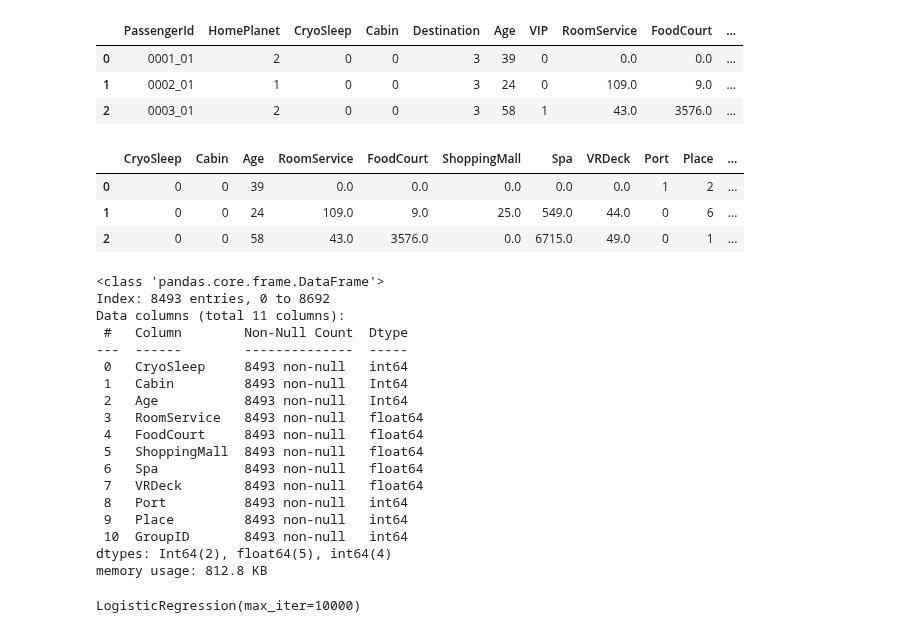
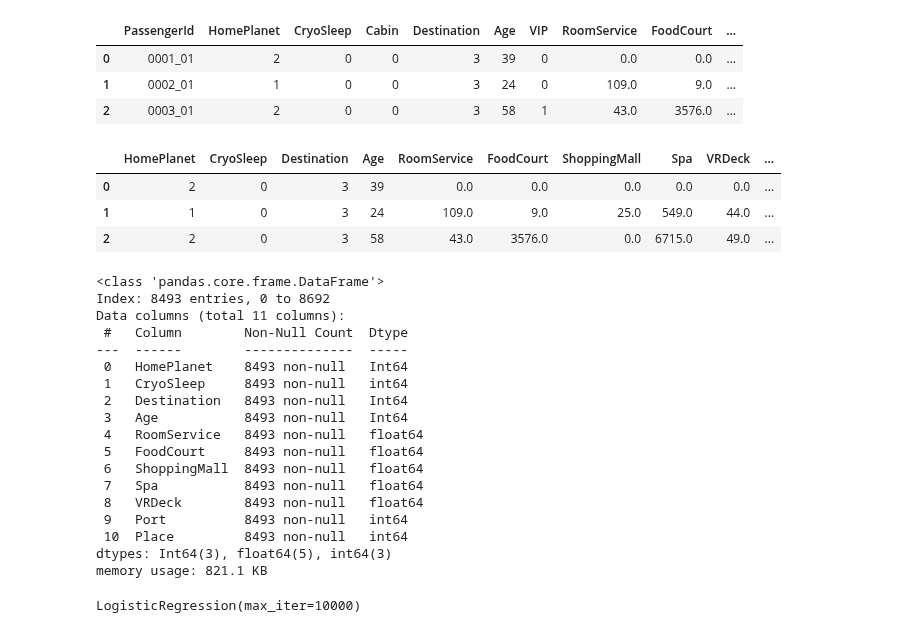
Before and after one commit to Sadeqsoli/SpaceTitanicSurvivors, a Jupyter notebook: spacetitanicsurvivors.ipynb, the cells around one changed output. Cells and saved outputs as stored; diff of their text form; code cells hidden in the pictures.

```diff
--- a/spacetitanicsurvivors.ipynb
+++ b/spacetitanicsurvivors.ipynb
@@ -356,6 +356,3 @@ Data columns (total 18 columns):
  17  LastName      8493 non-null   object
 dtypes: Int64(4), float64(5), int64(6), object(3)
 memory usage: 1.3+ MB
-# %%
-df['FamilyId'] = df.groupby(['LastName','GroupID']).ngroup()
-df.head(5)
@@ -407,14 +397,14 @@ df.head(3)
 # %%
 newtrainDF = df
 ids = newtrainDF['PassengerId'].copy()
 transporteds = newtrainDF['Transported'].copy()
-newtrainDF = newtrainDF.drop(columns=['PassengerId','Name','VIP','Transported','LastName','HomePlanet','Destination','FamilyId'])
+newtrainDF = newtrainDF.drop(columns=['PassengerId','Name','VIP','Transported','LastName','GroupID','Cabin'])
 newtrainDF.head(3)
 # %% [output]
-|  | CryoSleep | Cabin | Age | RoomService | FoodCourt | ShoppingMall | Spa | VRDeck | Port | Place | ... |
-| 0 | 0 | 0 | 39 | 0.0 | 0.0 | 0.0 | 0.0 | 0.0 | 1 | 2 | ... |
-| 1 | 0 | 0 | 24 | 109.0 | 9.0 | 25.0 | 549.0 | 44.0 | 0 | 6 | ... |
-| 2 | 0 | 0 | 58 | 43.0 | 3576.0 | 0.0 | 6715.0 | 49.0 | 0 | 1 | ... |
+|  | HomePlanet | CryoSleep | Destination | Age | RoomService | FoodCourt | ShoppingMall | Spa | VRDeck | ... |
+| 0 | 2 | 0 | 3 | 39 | 0.0 | 0.0 | 0.0 | 0.0 | 0.0 | ... |
+| 1 | 1 | 0 | 3 | 24 | 109.0 | 9.0 | 25.0 | 549.0 | 44.0 | ... |
+| 2 | 2 | 0 | 3 | 58 | 43.0 | 3576.0 | 0.0 | 6715.0 | 49.0 | ... |
 # %%
 newtrainDF.info()
 # %% [output]
@@ -423,19 +413,19 @@ Index: 8493 entries, 0 to 8692
 Data columns (total 11 columns):
  #   Column        Non-Null Count  Dtype
 ---  ------        --------------  -----
- 0   CryoSleep     8493 non-null   int64
- 1   Cabin         8493 non-null   Int64
- 2   Age           8493 non-null   Int64
- 3   RoomService   8493 non-null   float64
- 4   FoodCourt     8493 non-null   float64
- 5   ShoppingMall  8493 non-null   float64
- 6   Spa           8493 non-null   float64
- 7   VRDeck        8493 non-null   float64
- 8   Port          8493 non-null   int64
- 9   Place         8493 non-null   int64
- 10  GroupID       8493 non-null   int64
-dtypes: Int64(2), float64(5), int64(4)
-memory usage: 812.8 KB
+ 0   HomePlanet    8493 non-null   Int64
+ 1   CryoSleep     8493 non-null   int64
+ 2   Destination   8493 non-null   Int64
+ 3   Age           8493 non-null   Int64
+ 4   RoomService   8493 non-null   float64
+ 5   FoodCourt     8493 non-null   float64
+ 6   ShoppingMall  8493 non-null   float64
+ 7   Spa           8493 non-null   float64
+ 8   VRDeck        8493 non-null   float64
+ 9   Port          8493 non-null   int64
+ 10  Place         8493 non-null   int64
+dtypes: Int64(3), float64(5), int64(3)
+memory usage: 821.1 KB
 # %%
 # from sklearn.model_selection import train_test_split
 # X_train, X_test, y_train, y_test = train_test_split(newtrainDF.drop('Transported',axis=1),
```
Also changed, not shown: parts of 6 cells of this notebook.
